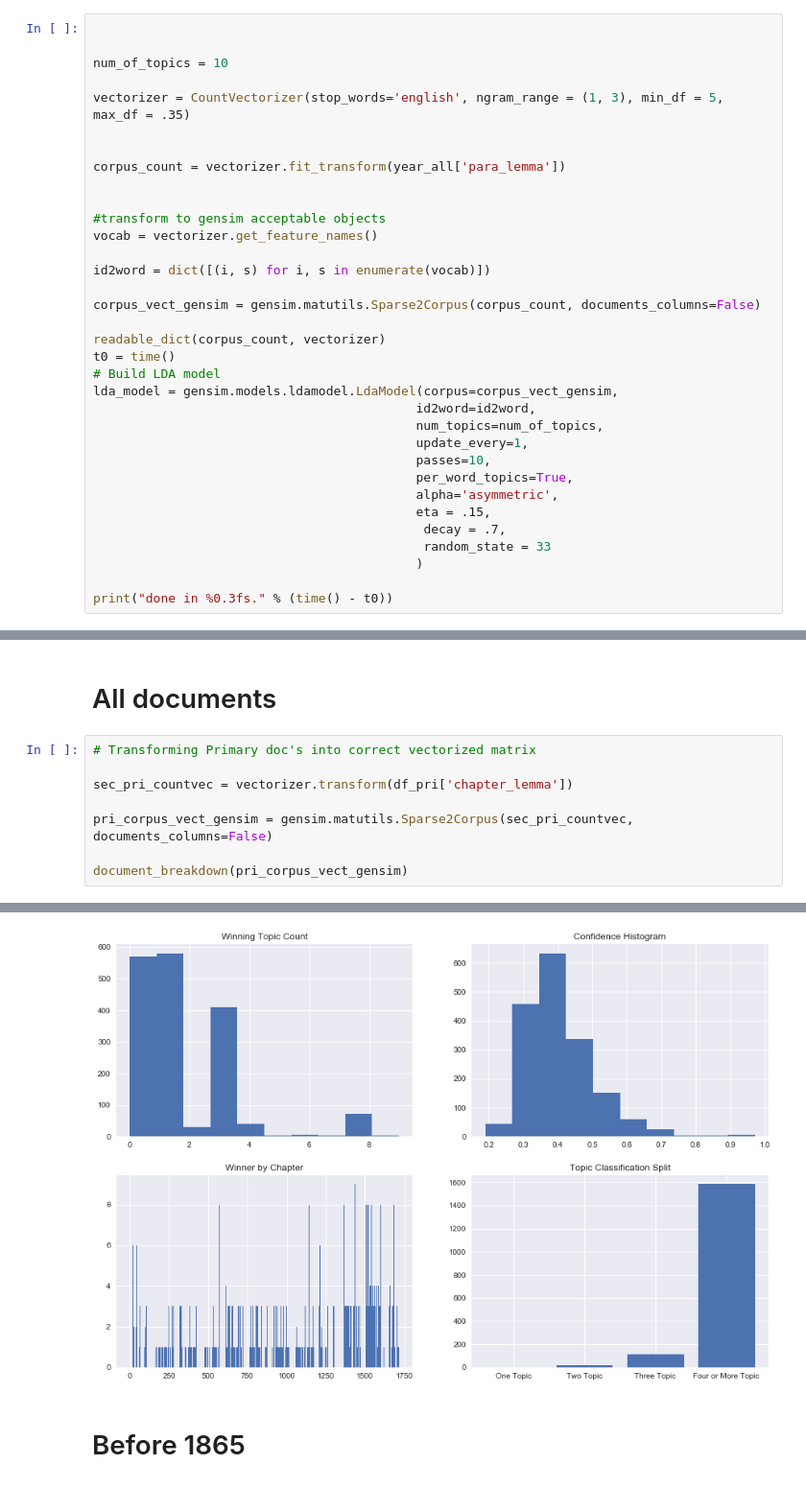
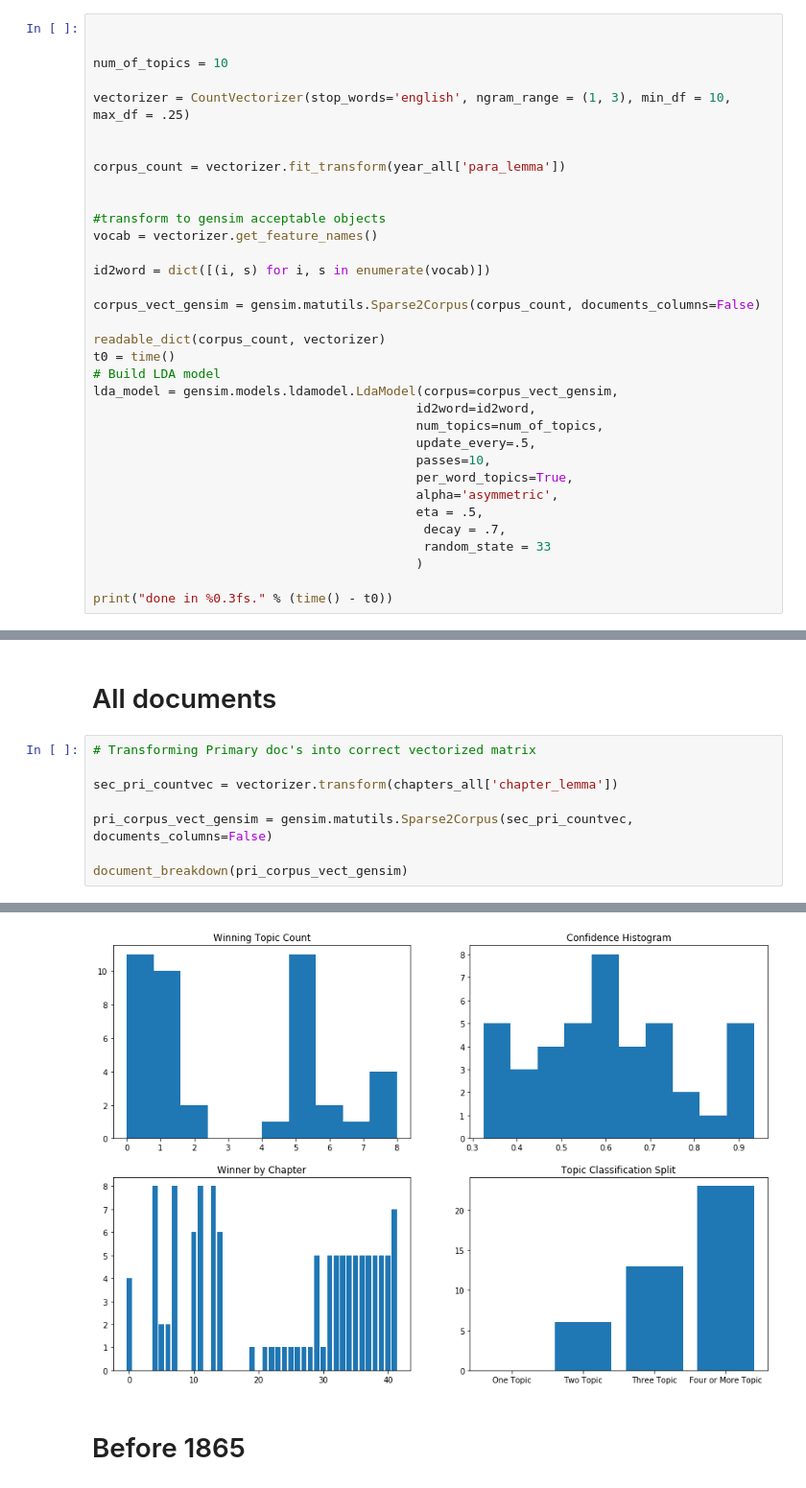
Before and after one commit to benzaneg/Capstone, a Jupyter notebook: GenSim LDA Model - Secondary_Sources.ipynb, the cells around one changed output, grey strips where cells are left out. Shown: that part at 96% size. Drawn from its saved outputs; the diff is of its cells as text.

```diff
--- a/GenSim LDA Model - Secondary_Sources.ipynb
+++ b/GenSim LDA Model - Secondary_Sources.ipynb
@@ -228,7 +228,7 @@ chapters_all = chapters_all.set_index('Unnamed: 0')
 
 num_of_topics = 10
 
-vectorizer = CountVectorizer(stop_words='english', ngram_range = (1, 3), min_df = 5, max_df = .35)
+vectorizer = CountVectorizer(stop_words='english', ngram_range = (1, 3), min_df = 10, max_df = .25)
 
 
 corpus_count = vectorizer.fit_transform(year_all['para_lemma'])
@@ -247,11 +247,11 @@ t0 = time()
 lda_model = gensim.models.ldamodel.LdaModel(corpus=corpus_vect_gensim,
                                            id2word=id2word,
                                            num_topics=num_of_topics,
-                                           update_every=1,
+                                           update_every=.5,
                                            passes=10,
                                            per_word_topics=True,
                                            alpha='asymmetric',
-                                           eta = .15,
+                                           eta = .5,
                                             decay = .7,
                                             random_state = 33
                                            )
@@ -500,7 +498,7 @@ See the caveats in the documentation: http://pandas.pydata.org/pandas-docs/stabl
 # %%
 # Transforming Primary doc's into correct vectorized matrix
 
-sec_pri_countvec = vectorizer.transform(df_pri['chapter_lemma'])
+sec_pri_countvec = vectorizer.transform(chapters_all['chapter_lemma'])
 
 pri_corpus_vect_gensim = gensim.matutils.Sparse2Corpus(sec_pri_countvec, documents_columns=False)
 
@@ -512,4 +510,4 @@ Bound of LDA model:  -1192319.3415237665
-[figure, old version]
+[figure, new version]
 # %% [markdown]
 # Before 1865
 # %%
```
Also changed, not shown: parts of 9 cells of this notebook, 1 other file.
